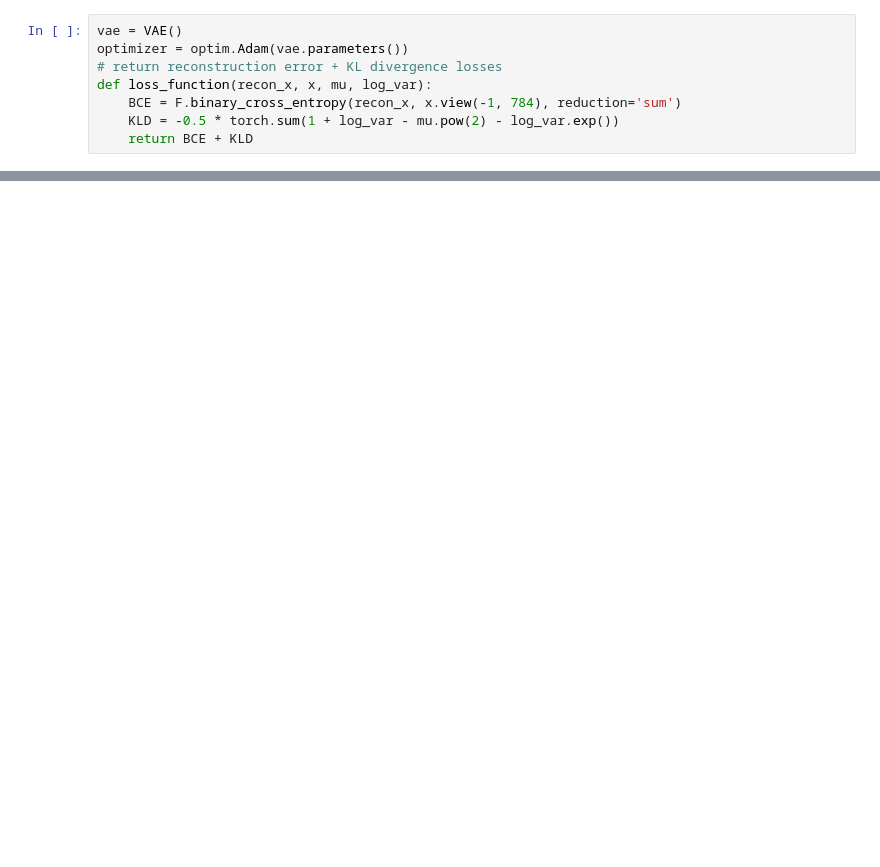
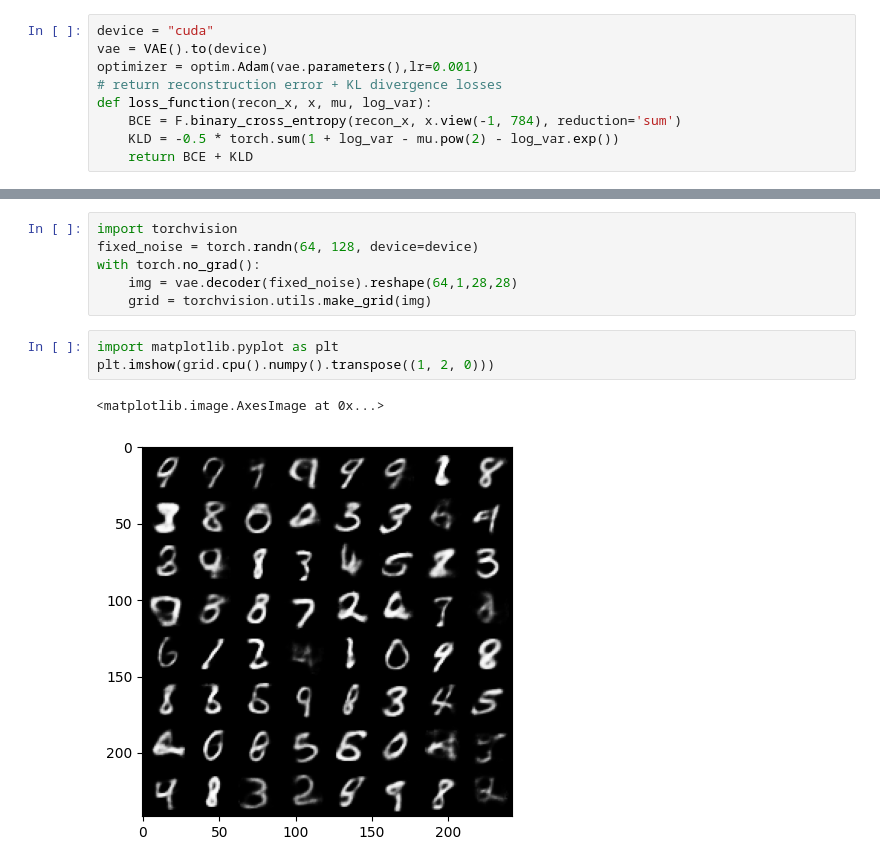
Before and after one commit to qwertyforce/ml, a Jupyter notebook: cv/vae.ipynb, the cells around one changed output, grey strips where cells are left out. Cells and saved outputs as stored; diff of their text form; blank space fills up the shorter version.

```diff
--- a/cv/vae.ipynb
+++ b/cv/vae.ipynb
@@ -41,8 +49,9 @@ class VAE(nn.Module):
         z = self.sampling(mu, log_var)
         return self.decoder(z), mu, log_var
 # %%
-vae = VAE()
-optimizer = optim.Adam(vae.parameters())
+device = "cuda"
+vae = VAE().to(device)
+optimizer = optim.Adam(vae.parameters(),lr=0.001)
 # return reconstruction error + KL divergence losses
 def loss_function(recon_x, x, mu, log_var):
     BCE = F.binary_cross_entropy(recon_x, x.view(-1, 784), reduction='sum')
@@ -50,0 +100,12 @@ def loss_function(recon_x, x, mu, log_var):
+# %%
+import torchvision
+fixed_noise = torch.randn(64, 128, device=device)
+with torch.no_grad():
+    img = vae.decoder(fixed_noise).reshape(64,1,28,28)
+    grid = torchvision.utils.make_grid(img)
+# %%
+import matplotlib.pyplot as plt
+plt.imshow(grid.cpu().numpy().transpose((1, 2, 0)))
+# %% [output]
+<matplotlib.image.AxesImage at 0x...>
+[figure, added]
```
Also changed, not shown: parts of 9 cells of this notebook.
